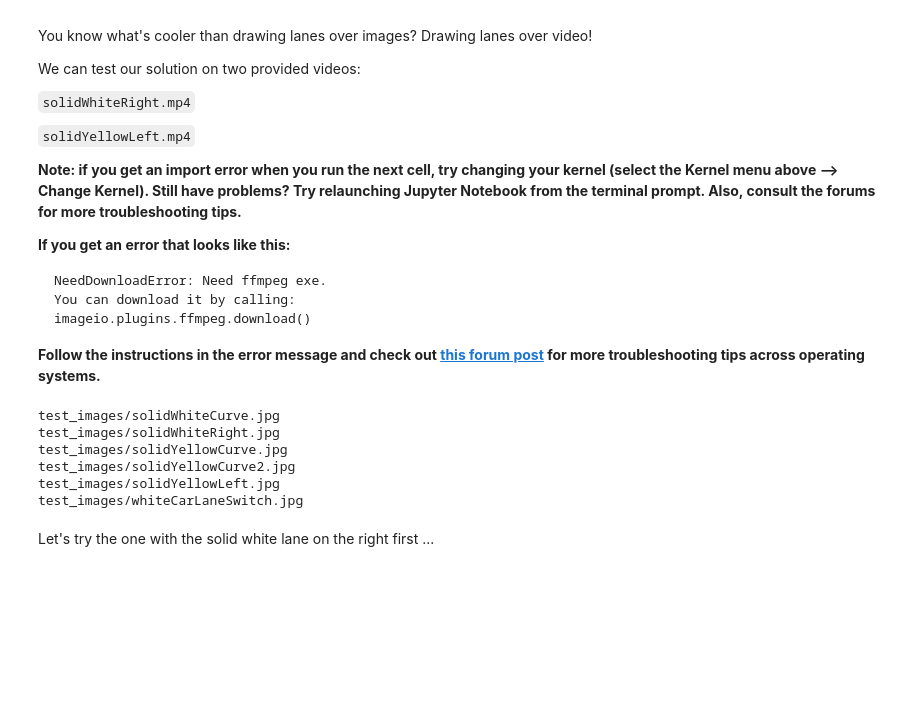
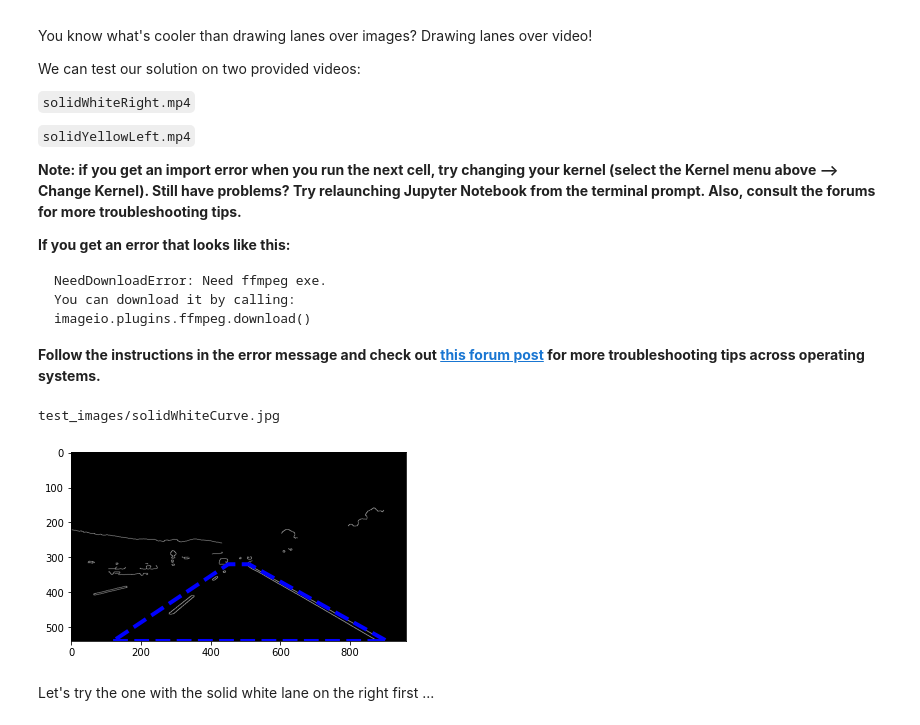
Before and after one commit to OussamaFatmi/udacity_finding_lanes_project, a Jupyter notebook: P1.ipynb, the cells around one changed output. Saved outputs shown, nothing was run; the diff lists cells and outputs as text; code cells hidden in the pictures; blank space fills up the shorter version.

```diff
--- a/P1.ipynb
+++ b/P1.ipynb
@@ -350,60 +342,60 @@ imageio.plugins.ffmpeg.download()
 
 import os
 files=os.listdir("test_images/")
-
-for file in files:
-
+file ='solidWhiteCurve.jpg'
+#for file in files:
+if True :
     #reading image
     image = mpimg.imread("test_images/"+file)
     print ('test_images/'+file)
     #turn to gray
     copy_img=np.copy(image)
     gray=grayscale(copy_img)
-
+    cv2.imwrite('test_images_output/grayscale'+file,gray)
     #smooth image
     kernel_size=9
     blur_gray=gaussian_blur(gray,kernel_size)
-
+    cv2.imwrite('test_images_output/blur_gray'+file,blur_gray)
     #apply Canny
     edges=auto_canny(blur_gray)
-
+    cv2.imwrite('test_images_output/edges'+file,edges)
     #get region of interest using hardcoded factors
     y_size=image.shape[0]
     x_size=image.shape[1]
     x1_factor=0.05 #left most bottom point position factor
     x2_factor=0.95 #righ most bottom point position factor
     x3_factor=0.55#right most top point position factor
     x4_factor=0.45#left most top point position factor
     y_top_factor=0.6 #top factor for the two top most points
 
     pt1=(x_size*x1_factor,y_size)
     pt2=(x_size*x2_factor,y_size)
     pt3=(x_size*x3_factor,y_size*y_top_factor)
     pt4=(x_size*x4_factor,y_size*y_top_factor)
     vertices=np.array([[pt1,pt2,pt3,pt4]], dtype=np.int32)
     masked_edges=region_of_interest(edges, vertices)
 
     #Hough lines
     line_image=hough_lines(masked_edges, rho=0.1, theta=np.pi/720, threshold=5, min_line_len=3, max_line_gap=15)
 
     # Draw the lines on the edge image
     lines_edges = cv2.addWeighted(image, 1, line_image, 1, 0)
 
     #Create a "color" binary image to combine with line image this helps to investigate which lines will be treated by Hough
-    #color_edges = np.dstack((edges, edges, edges))
+    color_edges = np.dstack((edges, edges, edges))
 
     #convert to BGR
     cvt_image=cv2.cvtColor(lines_edges, cv2.COLOR_RGB2BGR)
 
     #save image to the output directory
     cv2.imwrite('test_images_output/'+file,cvt_image)
+    x=[120,905,510,450,120]
+    y=[y_size,y_size,320,320,y_size]
+    plt.plot(x,y,'b--',lw=4)
+    plt.imshow(color_edges)
 # %% [output]
 test_images/solidWhiteCurve.jpg
-test_images/solidWhiteRight.jpg
-test_images/solidYellowCurve.jpg
-test_images/solidYellowCurve2.jpg
-test_images/solidYellowLeft.jpg
-test_images/whiteCarLaneSwitch.jpg
+[figure, added]
 # %%
 # Import everything needed to edit/save/watch video clips
 from moviepy.editor import VideoFileClip
```
Also changed, not shown: parts of 5 cells of this notebook, 22 other files.
